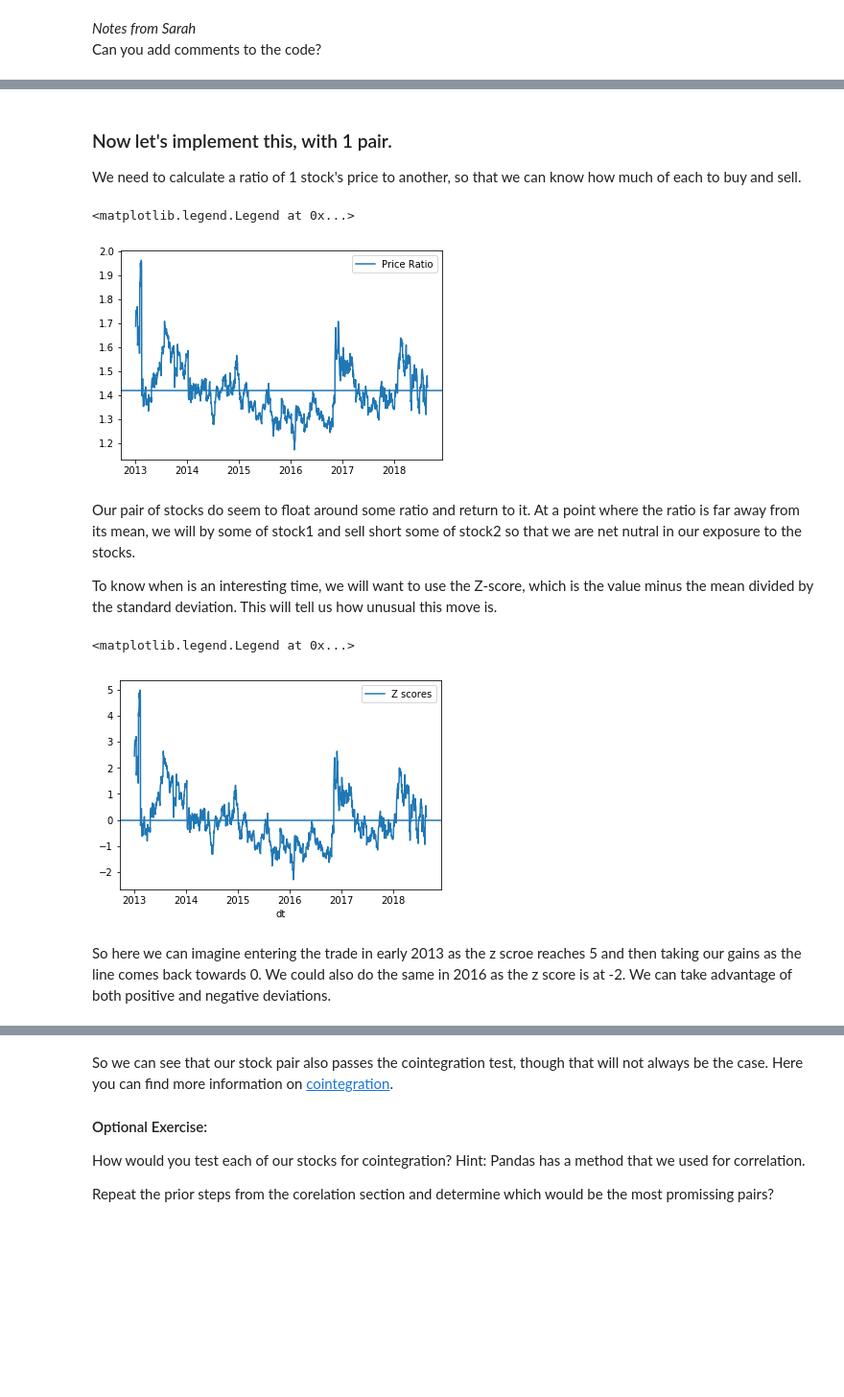
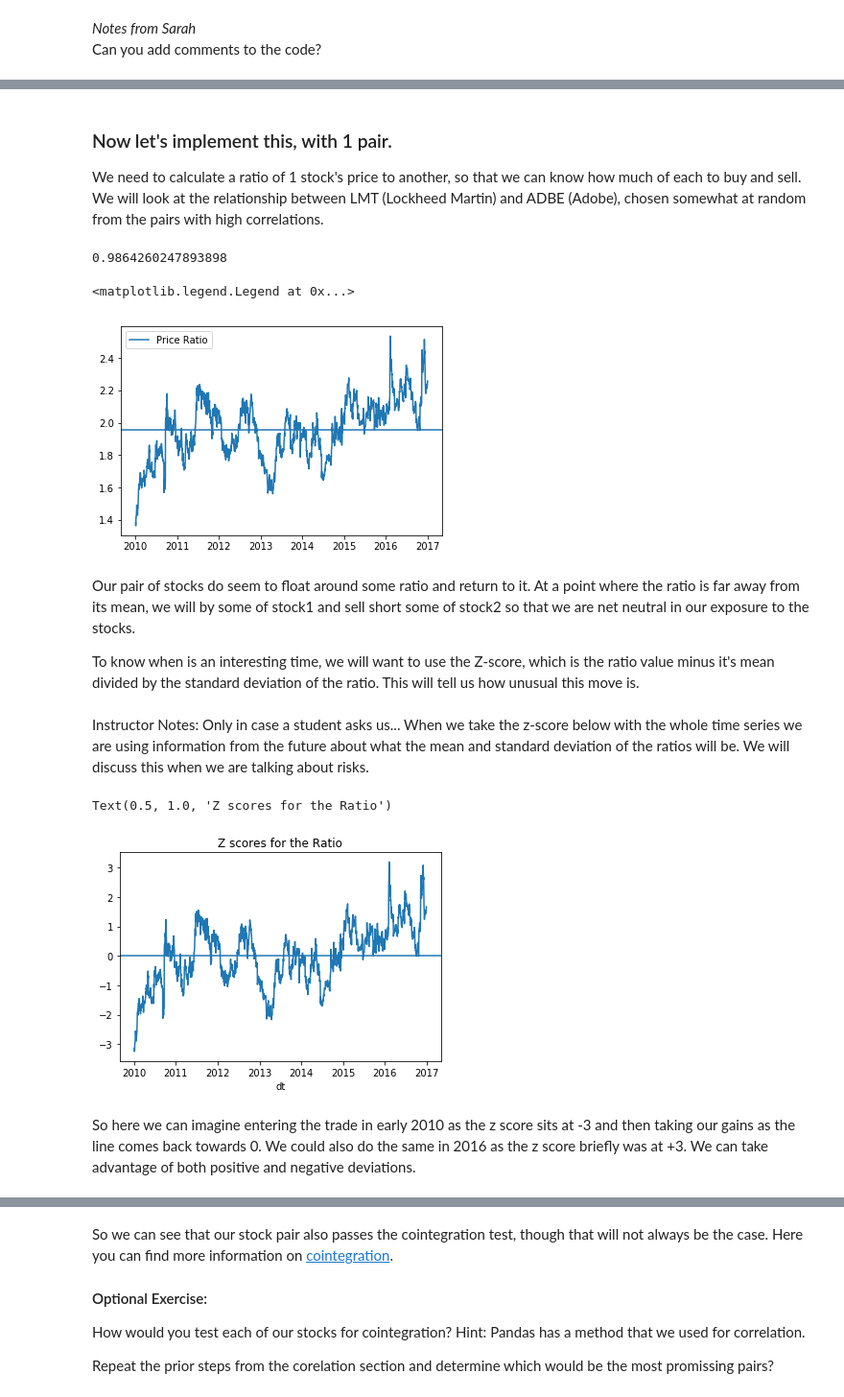
Before and after one commit to microsoft/Reactors, a Jupyter notebook: Data_Science_2/Full_Day/4-Capstone_pairs.ipynb, the cells around one changed output, grey strips where cells are left out. Shown at 96% size. Saved outputs shown, nothing was run; the diff lists cells and outputs as text; code cells hidden in the pictures; blank space fills up the shorter version.

```diff
--- a/Data_Science_2/Full_Day/4-Capstone_pairs.ipynb
+++ b/Data_Science_2/Full_Day/4-Capstone_pairs.ipynb
@@ -56,6 +70,6 @@ from statsmodels.tsa.stattools import coint
 # %%
 # This can be a large data set.  if you wish to only load a portion because of speed or memory constraints, set nrows to something like 10000
 rows = None
-stocks = pd.read_csv('Data/daily-historical-sample.csv', nrows=rows) # load in the stock data
+stocks = pd.read_csv('Data/prices-split-adjusted.csv', nrows=rows) # load in the stock data
 # %%
 We can use the head() method to look at the first few rows.
@@ -73,3 +77,0 @@ sp500 = ['ABT', 'ABBV', 'ACN', 'ACE', 'ADBE', 'ADT', 'AAP', 'AES', 'AET', 'AFL',
-# %%
-stocks = stocks[stocks['dt']>='2013-01-01']
-stocks = stocks[stocks['ticker'].isin(sp500)]
@@ -189,0 +199,4 @@ closes = stocks.pivot(index='dt', columns='ticker', values='adj_close')
+# %%
+closes = stocks.pivot(index='dt', columns='symbol', values='close') # reorganise the data
+# Do you undeerstand the new shape of the data?
+closes.head(6)
@@ -271,30 +324,38 @@ CME     UNH       0.989789
 Length: 100, dtype: float64
 # %% [markdown]
 ### Now let's implement this, with 1 pair.
-We need to calculate a ratio of 1 stock's price to another, so that we can know how much of each to buy and sell.
+We need to calculate a ratio of 1 stock's price to another, so that we can know how much of each to buy and sell.  We will look at the relationship between LMT (Lockheed Martin) and ADBE (Adobe), chosen somewhat at random from the pairs with high correlations.
+# %%
+top['LMT']['ADBE'] # What is the correlation?
+# %% [output]
+0.9864260247893898
 # %%
-stock1 = closes['NOC']
-stock2 = closes['STZ']
-ratios = stock1 / stock2
-sns.lineplot(data=ratios)
-plt.axhline(ratios.mean())
+stock1 = closes['LMT'] # get the first price series
+stock2 = closes['ADBE'] # get the second price series
+ratios = stock1 / stock2 # calculate the ratio of prices
+sns.lineplot(data=ratios) # Plot the price ratio
+plt.axhline(ratios.mean()) # Draw the average value
+# Add a legend and title for clarity
 plt.legend(['Price Ratio'])
+plt.title('Comparing LMT to ADBE')
 # %% [output]
 <matplotlib.legend.Legend at 0x...>
-[figure, old version]
+[figure, new version]
 # %% [markdown]
-Our pair of stocks do seem to float around some ratio and return to it.  At a point where the ratio is far away from its mean, we will by some of stock1 and sell short some of stock2 so that we are net nutral in our exposure to the stocks.
+Our pair of stocks do seem to float around some ratio and return to it.  At a point where the ratio is far away from its mean, we will by some of stock1 and sell short some of stock2 so that we are net neutral in our exposure to the stocks.
 
-To know when is an interesting time, we will want to use the Z-score, which is the value minus the mean divided by the standard deviation.  This will tell us how unusual this move is.
+To know when is an interesting time, we will want to use the Z-score, which is the ratio value minus it's mean divided by the standard deviation of the ratio.  This will tell us how unusual this move is.
+# %% [markdown]
+Instructor Notes: Only in case a student asks us... When we take the z-score below with the whole time series we are using information from the future about what the mean and standard deviation of the ratios will be. We will discuss this when we are talking about risks.
 # %%
-zscores = zscore(ratios)
-sns.lineplot(x=ratios.index, y=zscores)
-plt.axhline(zscores.mean()) # Thought question: Why is the blue line at 0?
-plt.legend(['Z scores'])
+zscores = zscore(ratios) # Let's transform to a series of Z-scores
+sns.lineplot(x=ratios.index, y=zscores) # Make another line plot
+plt.axhline(zscores.mean()) # Thought question: Why does the blue line sit at 0?
+plt.title('Z scores for the Ratio')
 # %% [output]
-<matplotlib.legend.Legend at 0x...>
+Text(0.5, 1.0, 'Z scores for the Ratio')
-[figure, old version]
+[figure, new version]
 # %% [markdown]
-So here we can imagine entering the trade in early 2013 as the z scroe reaches 5 and then taking our gains as the line comes back towards 0.  We could also do the same in 2016 as the z score is at -2.  We can take advantage of both positive and negative deviations.
+So here we can imagine entering the trade in early 2010 as the z score sits at -3 and then taking our gains as the line comes back towards 0.  We could also do the same in 2016 as the z score briefly was at +3.  We can take advantage of both positive and negative deviations.
 # %% [markdown]
 ### The problem with correlation
```
Also changed, not shown: parts of 71 cells of this notebook.
